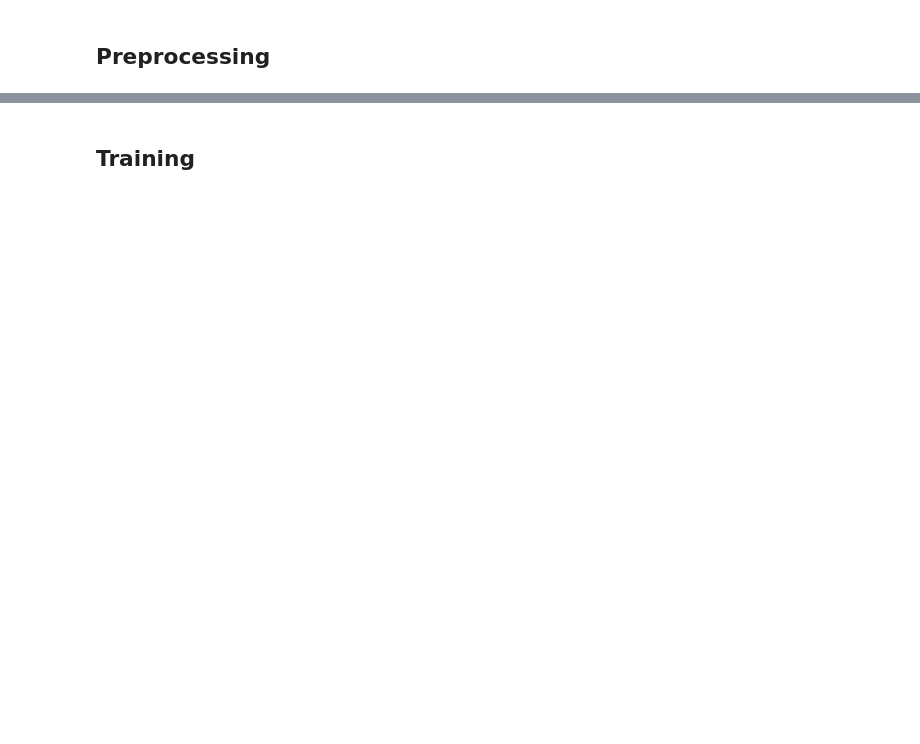
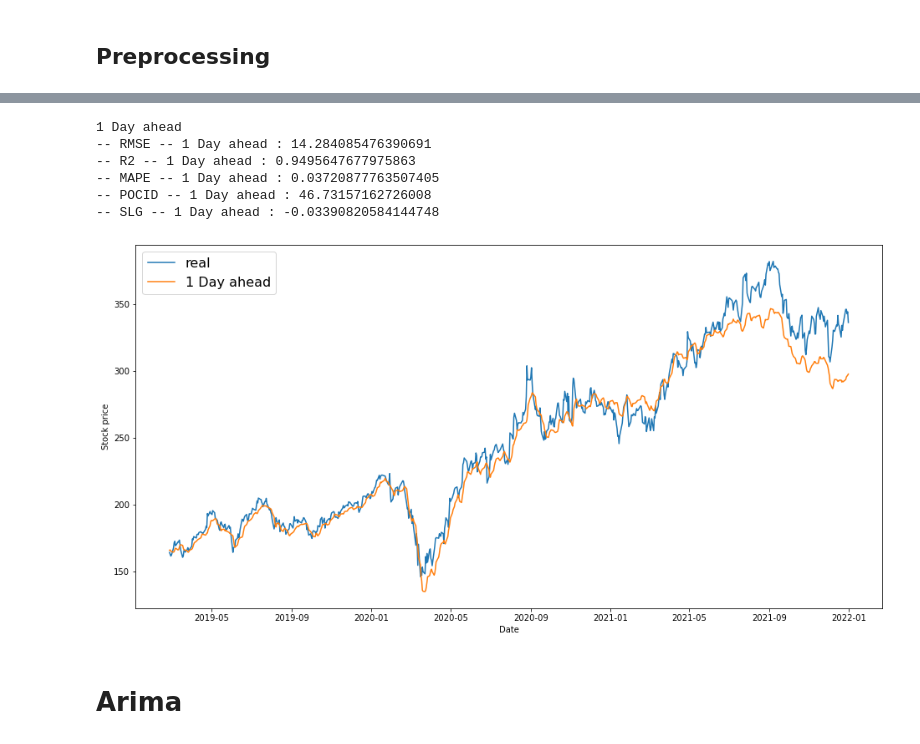
Before and after one commit to delaplaf/StockPricePredictionWithGan, a Jupyter notebook: endToEndGan.ipynb, the cells around one changed output, grey strips where cells are left out. Cells and saved outputs as stored; diff of their text form; code cells hidden in the pictures; blank space fills up the shorter version.

```diff
--- a/endToEndGan.ipynb
+++ b/endToEndGan.ipynb
@@ -80,0 +54,22 @@ Everything saved in  Data\dataPreprocessed
+# %%
+#----------------------    Load Data    -----------------------
+data = pd.read_csv(r'Data\DataFacebook.csv', parse_dates=['date'])
+y_scaler_function = all_preprocessing(data, N_STEPS_IN, N_STEPS_OUT, plot=True)
+
+path = r'Data\dataPreprocessed'
+X_train = np.load(os.path.join(path, "X_train.npy"), allow_pickle=True)
+y_train = np.load(os.path.join(path, "y_train.npy"), allow_pickle=True)
+X_test = np.load(os.path.join(path, "X_test.npy"), allow_pickle=True)
+y_test = np.load(os.path.join(path, "y_test.npy"), allow_pickle=True)
+yc_train = np.load(os.path.join(path, "yc_train.npy"), allow_pickle=True)
+yc_test = np.load(os.path.join(path, "yc_test.npy"), allow_pickle=True)
+
+input_generator_dim = X_train.shape[1]
+feature_size = X_train.shape[2]
+output_generator_dim = y_train.shape[1]
+
+data_train = tf.data.Dataset.from_tensor_slices((X_train, y_train, yc_train))
+data_train = data_train.batch(BATCH_SIZE)
+
+data_test = tf.data.Dataset.from_tensor_slices((X_test , y_test , yc_test ))
+data_test = data_test.batch(BATCH_SIZE)
@@ -81,2 +143,23 @@ Everything saved in  Data\dataPreprocessed
+# %%
+#----------------------    Test    -----------------------
+
+# Load test data & model
+path = r'Data\dataPreprocessed'
+test_predict_index = np.load(os.path.join(path,"index_test.npy"), allow_pickle=True)
+X_test = np.load(os.path.join(path,"X_test.npy"), allow_pickle=True)
+y_test = np.load(os.path.join(path,"y_test.npy"), allow_pickle=True)
+G_model = models.load_model(r'Models\trying\wgan_gp_best.h5')
+
+if N_STEPS_OUT > 1:
+    get_test_global_metrics(X_test, y_test, G_model, y_scaler_function)
+plot_test_pred(X_test, y_test, G_model, y_scaler_function, test_predict_index)
+# %% [output]
+1 Day ahead
+-- RMSE -- 1 Day ahead : 14.284085476390691
+-- R2 -- 1 Day ahead : 0.9495647677975863
+-- MAPE -- 1 Day ahead : 0.03720877763507405
+-- POCID -- 1 Day ahead : 46.73157162726008
+-- SLG -- 1 Day ahead : -0.03390820584144748
+[figure, added]
 # %% [markdown]
-## Training
+# Arima
```
Also changed, not shown: parts of 31 cells of this notebook, 10 other files.
